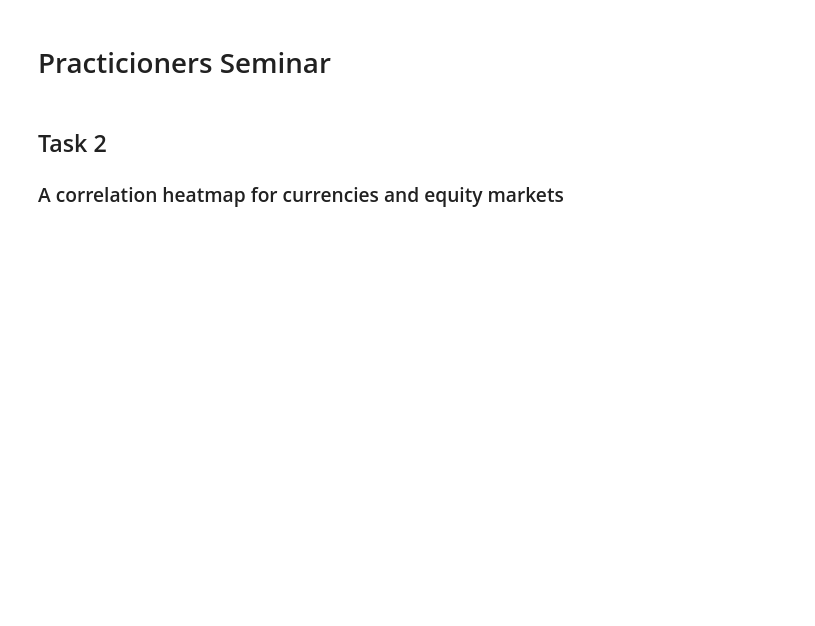
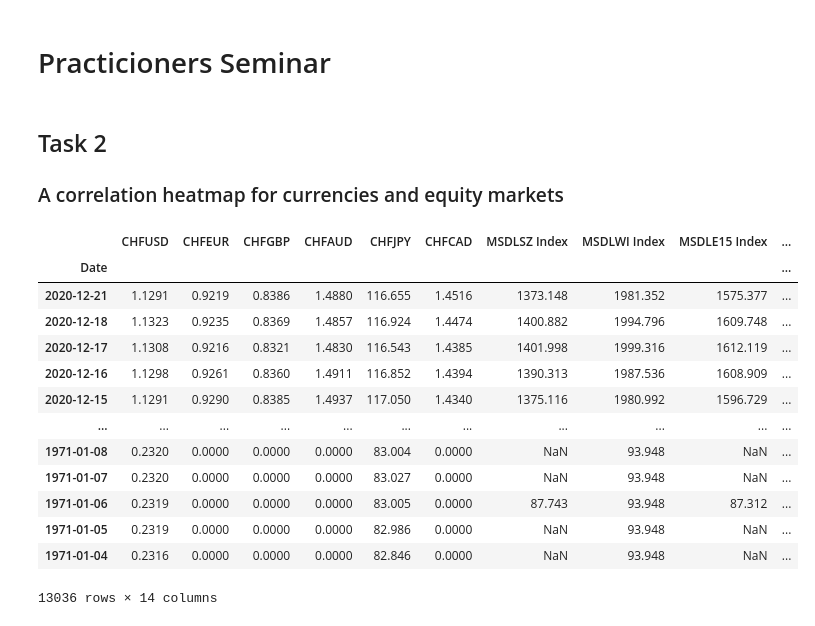
Before and after one commit to Tobias-Mann/Practicioners-Seminar-Notebook, a Jupyter notebook: Notebook.ipynb, the cells around one changed output. Cells and saved outputs as stored; diff of their text form; code cells hidden in the pictures; blank space fills up the shorter version.

```diff
--- a/Notebook.ipynb
+++ b/Notebook.ipynb
@@ -19,3 +19,20 @@ combined_df = pd.concat([df_currencies, df_msci_all_local], axis=1, join="inner"
+# %%
+combined_df
+# %% [output]
+|  | CHFUSD | CHFEUR | CHFGBP | CHFAUD | CHFJPY | CHFCAD | MSDLSZ Index | MSDLWI Index | MSDLE15 Index | ... |
+| Date |  |  |  |  |  |  |  |  |  | ... |
+| 2020-12-21 | 1.1291 | 0.9219 | 0.8386 | 1.4880 | 116.655 | 1.4516 | 1373.148 | 1981.352 | 1575.377 | ... |
+| 2020-12-18 | 1.1323 | 0.9235 | 0.8369 | 1.4857 | 116.924 | 1.4474 | 1400.882 | 1994.796 | 1609.748 | ... |
+| 2020-12-17 | 1.1308 | 0.9216 | 0.8321 | 1.4830 | 116.543 | 1.4385 | 1401.998 | 1999.316 | 1612.119 | ... |
+| 2020-12-16 | 1.1298 | 0.9261 | 0.8360 | 1.4911 | 116.852 | 1.4394 | 1390.313 | 1987.536 | 1608.909 | ... |
+| 2020-12-15 | 1.1291 | 0.9290 | 0.8385 | 1.4937 | 117.050 | 1.4340 | 1375.116 | 1980.992 | 1596.729 | ... |
+| ... | ... | ... | ... | ... | ... | ... | ... | ... | ... | ... |
+| 1971-01-08 | 0.2320 | 0.0000 | 0.0000 | 0.0000 | 83.004 | 0.0000 | NaN | 93.948 | NaN | ... |
+| 1971-01-07 | 0.2320 | 0.0000 | 0.0000 | 0.0000 | 83.027 | 0.0000 | NaN | 93.948 | NaN | ... |
+| 1971-01-06 | 0.2319 | 0.0000 | 0.0000 | 0.0000 | 83.005 | 0.0000 | 87.743 | 93.948 | 87.312 | ... |
+| 1971-01-05 | 0.2319 | 0.0000 | 0.0000 | 0.0000 | 82.986 | 0.0000 | NaN | 93.948 | NaN | ... |
+| 1971-01-04 | 0.2316 | 0.0000 | 0.0000 | 0.0000 | 82.846 | 0.0000 | NaN | 93.948 | NaN | ... |
+13036 rows × 14 columns
 # %%
 return_cor = combined_df.corr()
 sns.heatmap(return_cor, xticklabels=return_cor.columns.values, yticklabels=return_cor.columns.values)
```
Also changed, not shown: parts of 6 cells of this notebook.
